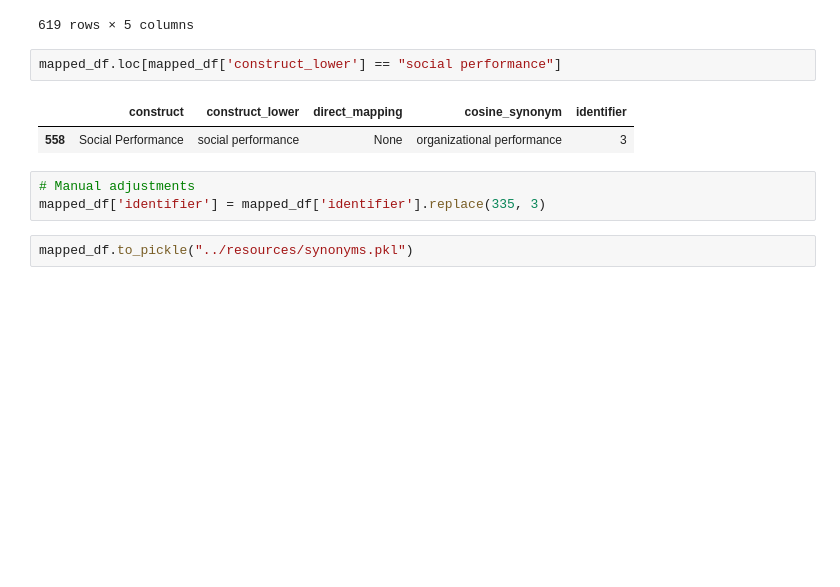
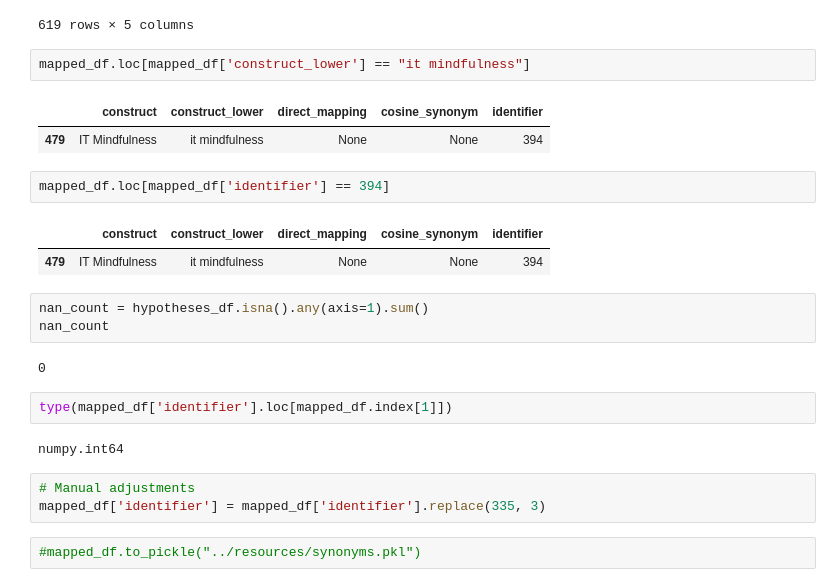
Before and after one commit to TimothyKusuma/Master-Thesis, a Jupyter notebook: ipynb_notebooks/synonym_mapping.ipynb, the cells around one changed output. Cells and saved outputs as stored; diff of their text form; blank space fills up the shorter version.

```diff
--- a/ipynb_notebooks/synonym_mapping.ipynb
+++ b/ipynb_notebooks/synonym_mapping.ipynb
@@ -318,12 +318,26 @@ mapped_df
 | 618 | Desires | desires | None | None | 480 |
 619 rows × 5 columns
 # %%
-mapped_df.loc[mapped_df['construct_lower'] == "social performance"]
+mapped_df.loc[mapped_df['construct_lower'] == "it mindfulness"]
 # %% [output]
 |  | construct | construct_lower | direct_mapping | cosine_synonym | identifier |
-| 558 | Social Performance | social performance | None | organizational performance | 3 |
+| 479 | IT Mindfulness | it mindfulness | None | None | 394 |
+# %%
+mapped_df.loc[mapped_df['identifier'] == 394]
+# %% [output]
+|  | construct | construct_lower | direct_mapping | cosine_synonym | identifier |
+| 479 | IT Mindfulness | it mindfulness | None | None | 394 |
+# %%
+nan_count = hypotheses_df.isna().any(axis=1).sum()
+nan_count
+# %% [output]
+0
+# %%
+type(mapped_df['identifier'].loc[mapped_df.index[1]])
+# %% [output]
+numpy.int64
 # %%
 # Manual adjustments
 mapped_df['identifier'] = mapped_df['identifier'].replace(335, 3)
 # %%
-mapped_df.to_pickle("../resources/synonyms.pkl")
+#mapped_df.to_pickle("../resources/synonyms.pkl")
```
Also changed, not shown: 4 other files.
